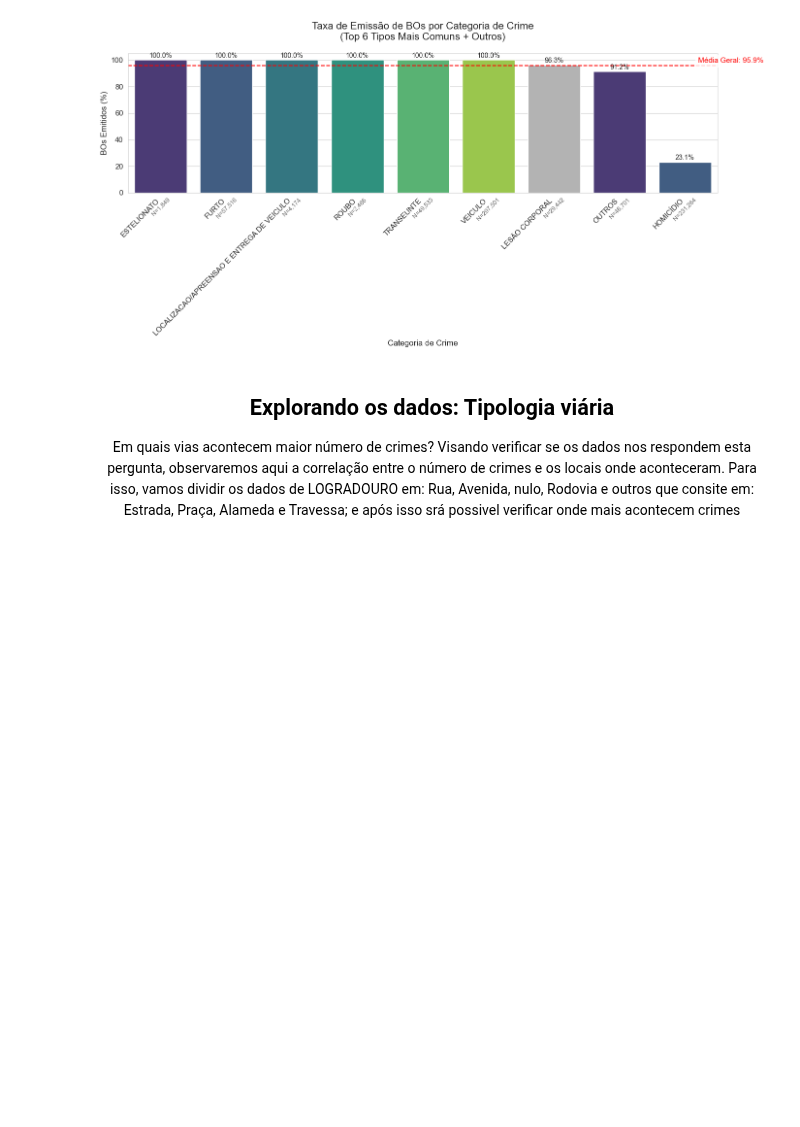
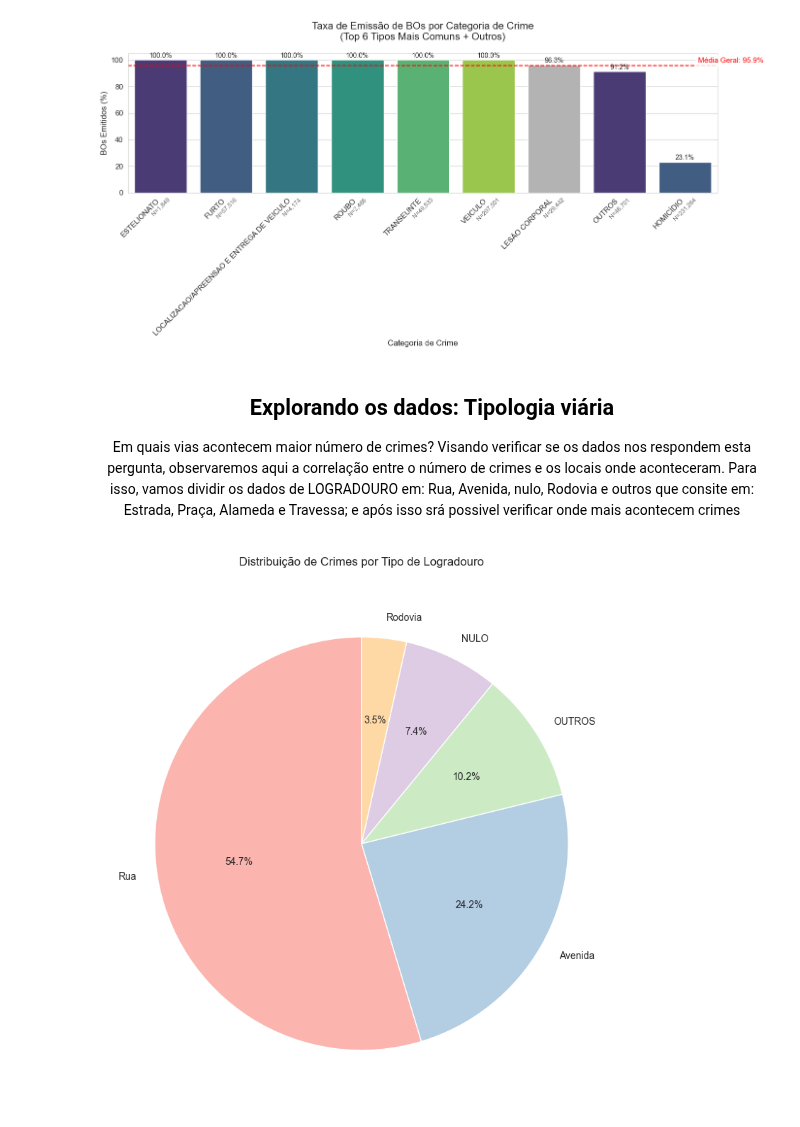
Before and after one commit to Matheuskpds/Ciencia-de-Dados-Projeto-TP, a Jupyter notebook: main.ipynb, the cells around one changed output. Drawn from its saved outputs; the diff is of its cells as text; code cells hidden in the pictures; blank space fills up the shorter version.

Commit message:
Fix: correção do gráfico de Crimes por logradouro

```diff
--- a/main.ipynb
+++ b/main.ipynb
@@ -885,0 +872,20 @@ fig.show()
+# %%
+import matplotlib.pyplot as plt
+
+# Criar gráfico de pizza simples
+plt.figure(figsize=(8, 8))
+plt.pie(contagem_logradouros['Quantidade'],
+        labels=contagem_logradouros['Tipo de Logradouro'],
+        autopct='%1.1f%%',
+        startangle=90,
+        colors=plt.cm.Pastel1.colors,
+        wedgeprops={'linewidth': 1, 'edgecolor': 'white'})
+
+# Adicionar título
+plt.title('Distribuição de Crimes por Tipo de Logradouro', pad=20)
+
+# Mostrar o gráfico
+plt.tight_layout()
+plt.show()
+# %% [output]
+[figure, added]
```
Also changed, not shown: parts of 1 cell of this notebook.
